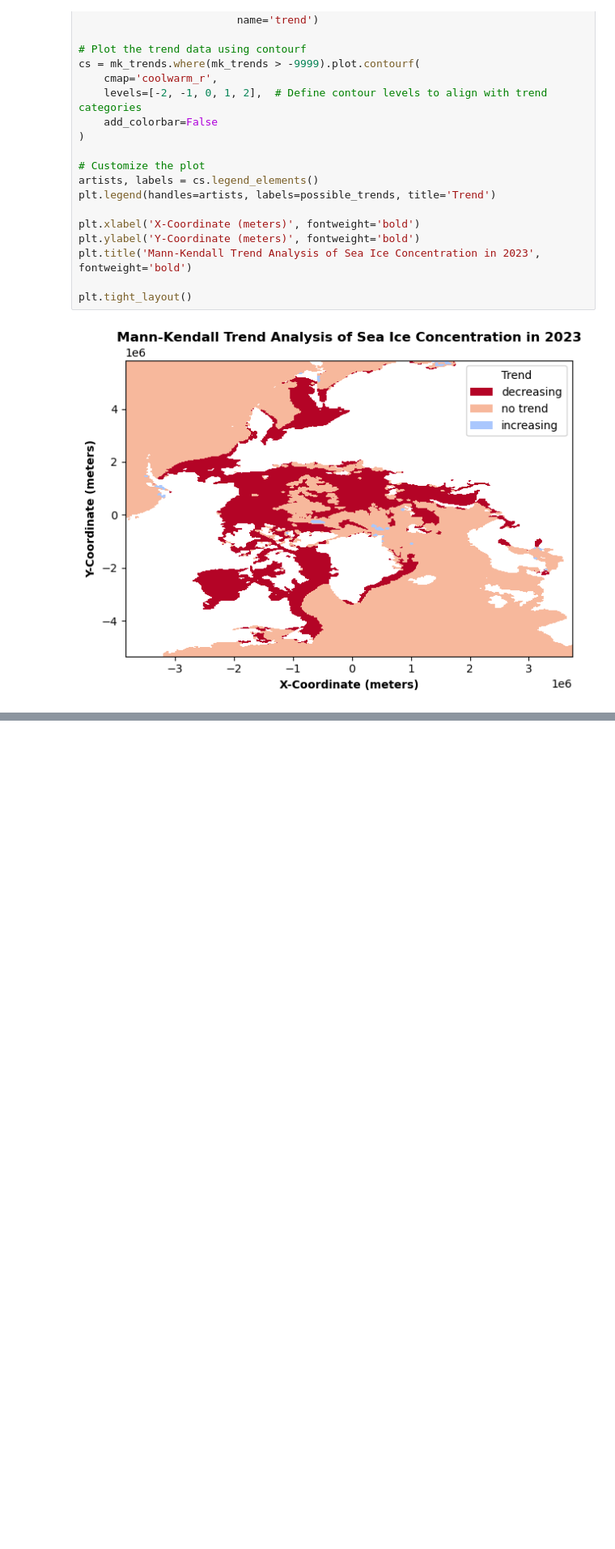
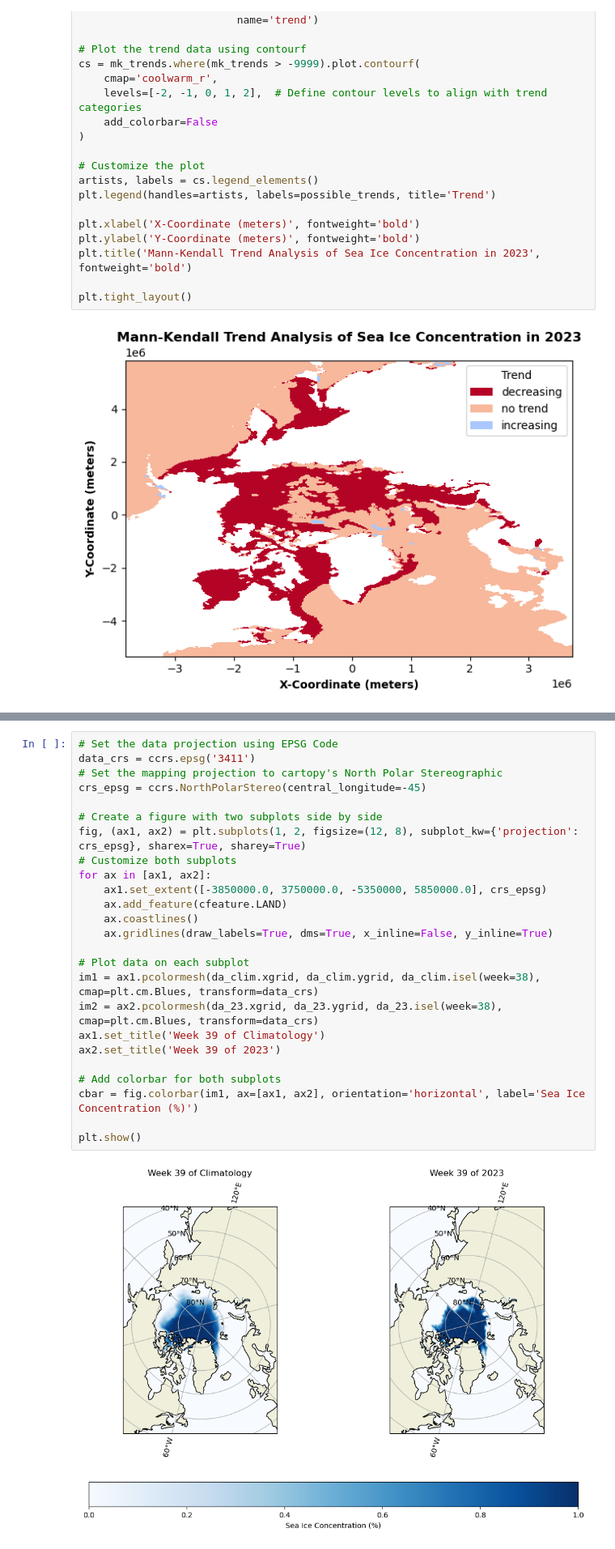
Before and after one commit to polarwatch/internship24, a Jupyter notebook: notebooks/milestone3/milestone3.ipynb, the cells around one changed output, grey strips where cells are left out. Shown at 81% size. Cells and saved outputs as stored; diff of their text form; blank space fills up the shorter version.

Commit message:
completed milestone 3 plots (#11)

```diff
--- a/notebooks/milestone3/milestone3.ipynb
+++ b/notebooks/milestone3/milestone3.ipynb
@@ -438,0 +533,27 @@ plt.tight_layout()
+# %%
+# Set the data projection using EPSG Code
+data_crs = ccrs.epsg('3411')
+# Set the mapping projection to cartopy's North Polar Stereographic
+crs_epsg = ccrs.NorthPolarStereo(central_longitude=-45)
+
+# Create a figure with two subplots side by side
+fig, (ax1, ax2) = plt.subplots(1, 2, figsize=(12, 8), subplot_kw={'projection': crs_epsg}, sharex=True, sharey=True)
+# Customize both subplots
+for ax in [ax1, ax2]:
+    ax1.set_extent([-3850000.0, 3750000.0, -5350000, 5850000.0], crs_epsg)
+    ax.add_feature(cfeature.LAND)
+    ax.coastlines()
+    ax.gridlines(draw_labels=True, dms=True, x_inline=False, y_inline=True)
+
+# Plot data on each subplot
+im1 = ax1.pcolormesh(da_clim.xgrid, da_clim.ygrid, da_clim.isel(week=38), cmap=plt.cm.Blues, transform=data_crs)
+im2 = ax2.pcolormesh(da_23.xgrid, da_23.ygrid, da_23.isel(week=38), cmap=plt.cm.Blues, transform=data_crs)
+ax1.set_title('Week 39 of Climatology')
+ax2.set_title('Week 39 of 2023')
+
+# Add colorbar for both subplots
+cbar = fig.colorbar(im1, ax=[ax1, ax2], orientation='horizontal', label='Sea Ice Concentration (%)')
+
+plt.show()
+# %% [output]
+[figure, added]
```
Also changed, not shown: parts of 16 cells of this notebook.
